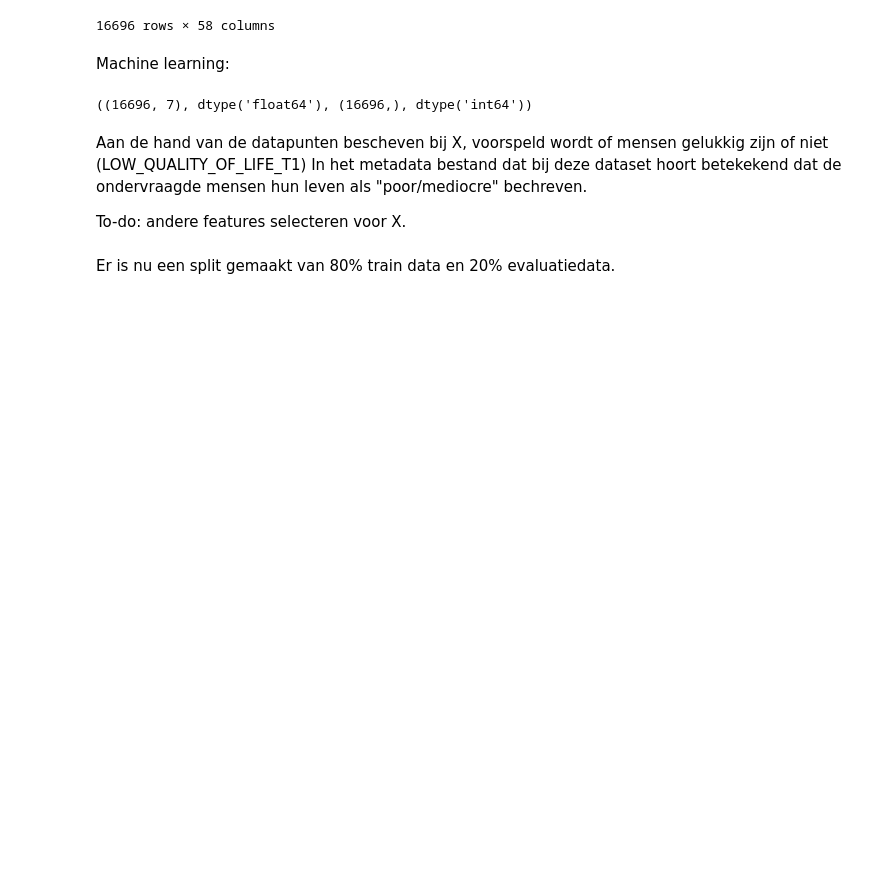
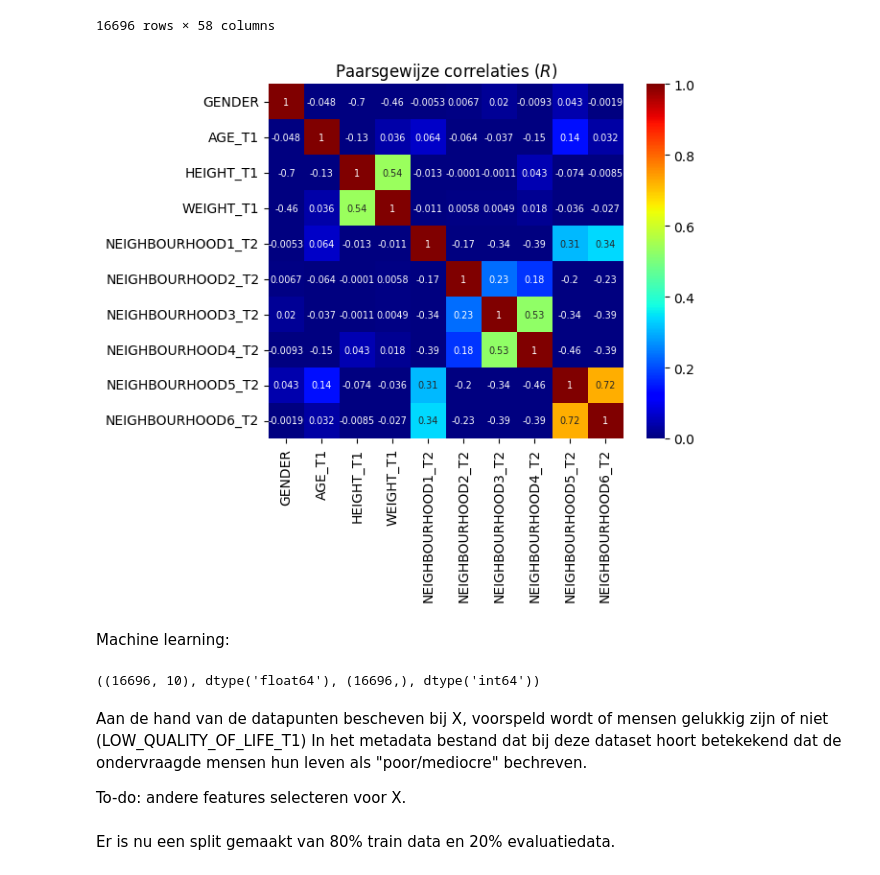
Before and after one commit to Fl-ris/Lifelines_Classifier, a Jupyter notebook: Lifelines_classifier.ipynb, the cells around one changed output. Saved outputs shown, nothing was run; the diff lists cells and outputs as text; code cells hidden in the pictures; blank space fills up the shorter version.

```diff
--- a/Lifelines_classifier.ipynb
+++ b/Lifelines_classifier.ipynb
@@ -190,18 +172,21 @@ lifelines_df[by_unit("","kg", "cm")]
 # langzaam! Later weer aanzetten..
 #sns.pairplot(lifelines_df[by_unit("geslacht","kg", "cm")],hue="GENDER", plot_kws={'alpha': 0.1});
 # %%
-#axs = sns.heatmap(lifelines_df["GENDER", "AGE_T1", ""].corr(), annot=True, annot_kws={"fontsize": "x-small"}, cmap="jet", vmin=0.0, vmax=1.0, square=True)
-#axs.set_title("Paarsgewijze correlaties ($R$)");
+axs = sns.heatmap(lifelines_df[["GENDER", "AGE_T1", "HEIGHT_T1", "WEIGHT_T1", "NEIGHBOURHOOD1_T2", "NEIGHBOURHOOD2_T2", "NEIGHBOURHOOD3_T2","NEIGHBOURHOOD4_T2", "NEIGHBOURHOOD5_T2", "NEIGHBOURHOOD6_T2"]].corr(), annot=True, annot_kws={"fontsize": "x-small"}, cmap="jet", vmin=0.0, vmax=1.0, square=True)
+axs.set_title("Paarsgewijze correlaties ($R$)");
+# %% [output]
+[figure, added]
 # %% [markdown]
 Machine learning:
 # %%
 
-X = lifelines_df[["GENDER", "AGE_T1", "WORK_T1", "HEIGHT_T1", "WEIGHT_T1", "EDUCATION_LOWER_T1", "FINANCE_T1"]].to_numpy()
+X = lifelines_df[["SMOKING", "AGE_T1", "WORK_T1", "HEIGHT_T1", "WEIGHT_T1", "EDUCATION_LOWER_T1", "FINANCE_T1", "GLU_T1", "CHO_T1", "SUMOFKCAL"]].to_numpy()
 y = lifelines_df["GENDER"].to_numpy()
+#y = lifelines_df["LOW_QUALITY_OF_LIFE_T2"].to_numpy()
 
 X.shape, X.dtype, y.shape, y.dtype
 # %% [output]
-((16696, 7), dtype('float64'), (16696,), dtype('int64'))
+((16696, 10), dtype('float64'), (16696,), dtype('int64'))
 # %%
 # Er zitten NA's in de y, hier worden ze verwijderd:
 #y = y[~np.isnan(y)]
```
Also changed, not shown: parts of 16 cells of this notebook.
